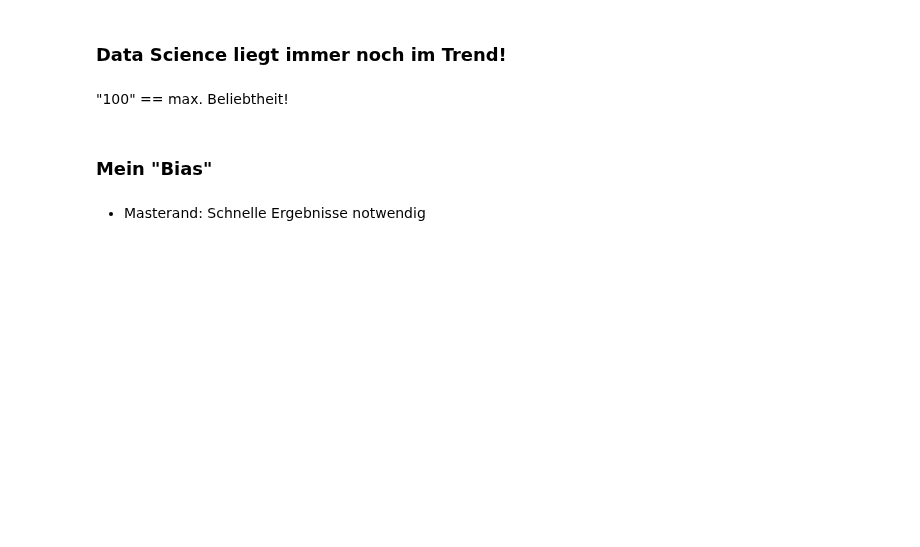
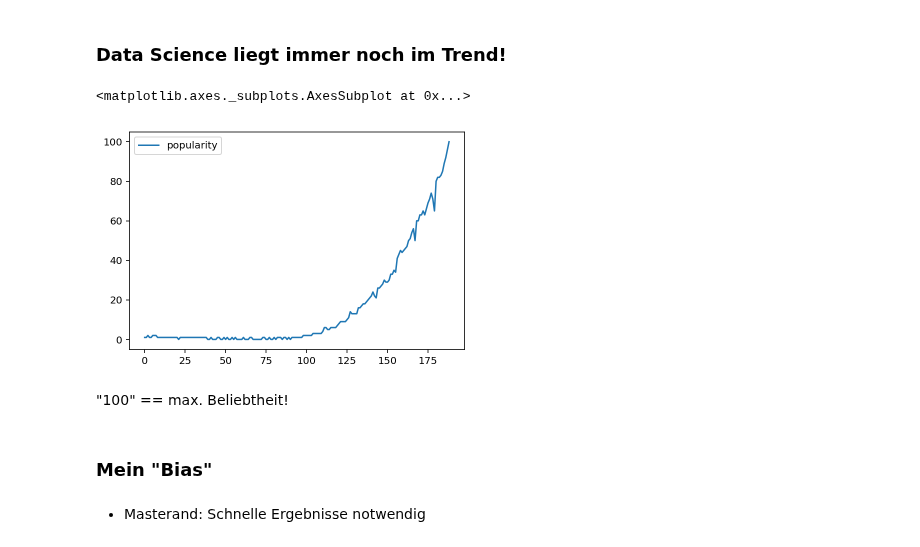
Before and after one commit to feststelltaste/software-analytics, a Jupyter notebook: courses/20191014_ML-Summit/Einfuehrung in Software Analytics (Empty Presentation).ipynb, the cells around one changed output. Drawn from its saved outputs; the diff is of its cells as text; code cells hidden in the pictures; blank space fills up the shorter version.

```diff
--- a/courses/20191014_ML-Summit/Einfuehrung in Software Analytics (Empty Presentation).ipynb
+++ b/courses/20191014_ML-Summit/Einfuehrung in Software Analytics (Empty Presentation).ipynb
@@ -184,6 +184,11 @@ Aber: "... the methods typically are applicable on different datasets."<br/>
 <img src="../../demos/resources/rvspy.png" style="width:95%;" >
 # %% [markdown]
 ### Data Science liegt immer noch im Trend!
+# %%
+pd.read_csv("../datasets/google_trends_datascience.csv").plot()
+# %% [output]
+<matplotlib.axes._subplots.AxesSubplot at 0x...>
+[figure, added]
 # %% [markdown]
 "100" == max. Beliebtheit!
 # %% [markdown]
```
Also changed, not shown: parts of 10 cells of this notebook, 3 other files.
